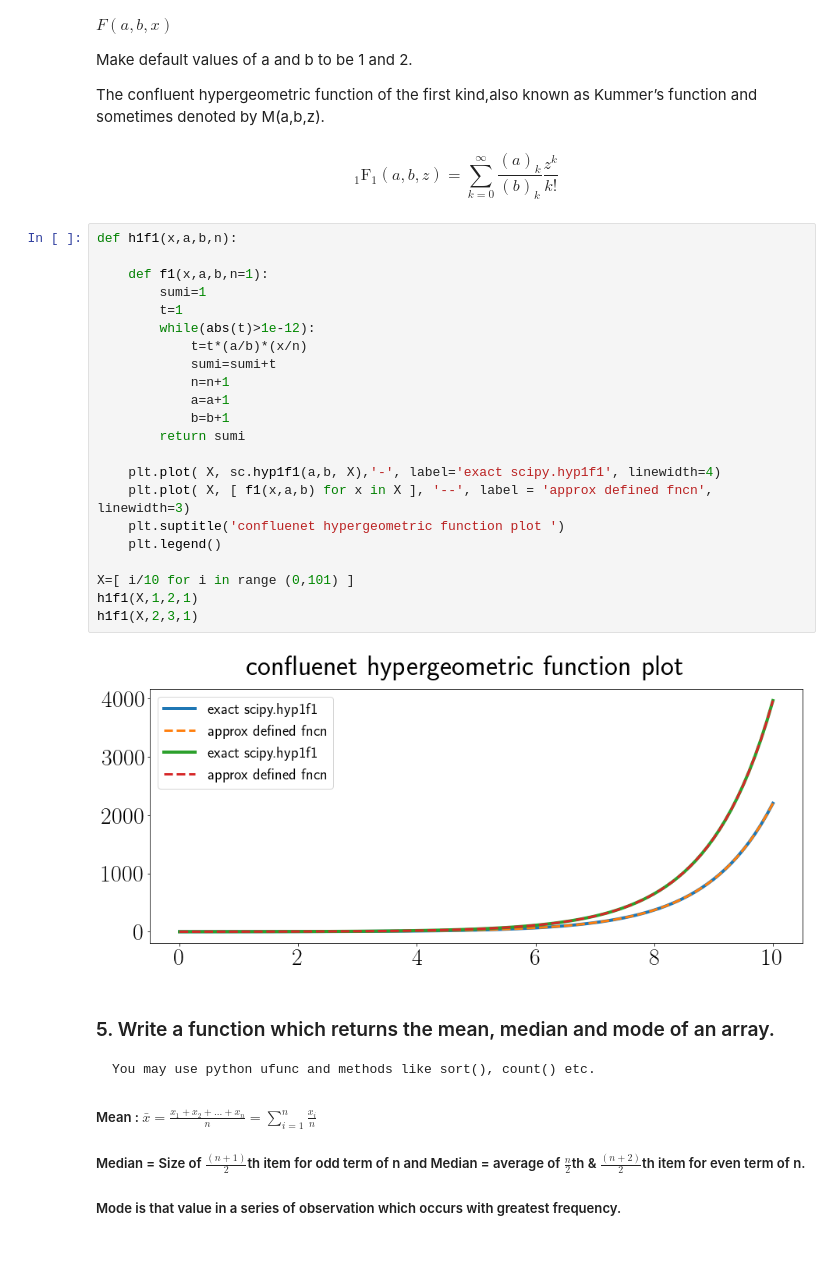
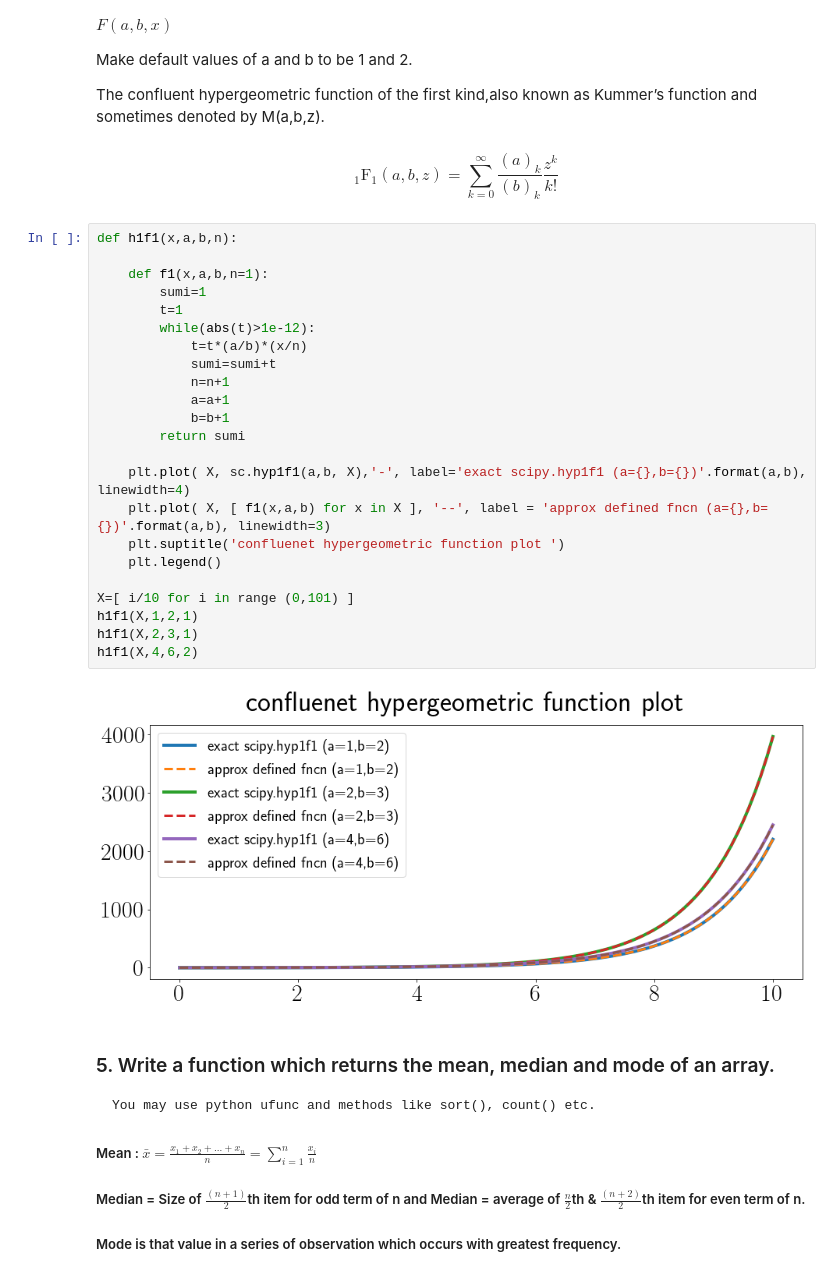
Before and after one commit to Chaks1603/-Computational-Physics-WBSU-, a Jupyter notebook: Semester 1/Numpy and Matplotlib.ipynb, the cells around one changed output. Saved outputs shown, nothing was run; the diff lists cells and outputs as text.

```diff
--- a/Semester 1/Numpy and Matplotlib.ipynb
+++ b/Semester 1/Numpy and Matplotlib.ipynb
@@ -56,27 +56,28 @@ Make default values of a and b to be 1 and 2.
 # %%
 def h1f1(x,a,b,n):
 
     def f1(x,a,b,n=1):
         sumi=1
         t=1
         while(abs(t)>1e-12):
             t=t*(a/b)*(x/n)
             sumi=sumi+t
             n=n+1
             a=a+1
             b=b+1
         return sumi
 
-    plt.plot( X, sc.hyp1f1(a,b, X),'-', label='exact scipy.hyp1f1', linewidth=4)
-    plt.plot( X, [ f1(x,a,b) for x in X ], '--', label = 'approx defined fncn', linewidth=3)
+    plt.plot( X, sc.hyp1f1(a,b, X),'-', label='exact scipy.hyp1f1 (a={},b={})'.format(a,b), linewidth=4)
+    plt.plot( X, [ f1(x,a,b) for x in X ], '--', label = 'approx defined fncn (a={},b={})'.format(a,b), linewidth=3)
     plt.suptitle('confluenet hypergeometric function plot ')
     plt.legend()
 
 X=[ i/10 for i in range (0,101) ]
 h1f1(X,1,2,1)
 h1f1(X,2,3,1)
+h1f1(X,4,6,2)
 # %% [output]
-[figure, old version]
+[figure, new version]
 # %% [markdown]
 ### 5. Write a function which returns the mean, median and mode of an array.
     You may use python ufunc and methods like sort(), count() etc.
```
Also changed, not shown: parts of 2 cells of this notebook.
